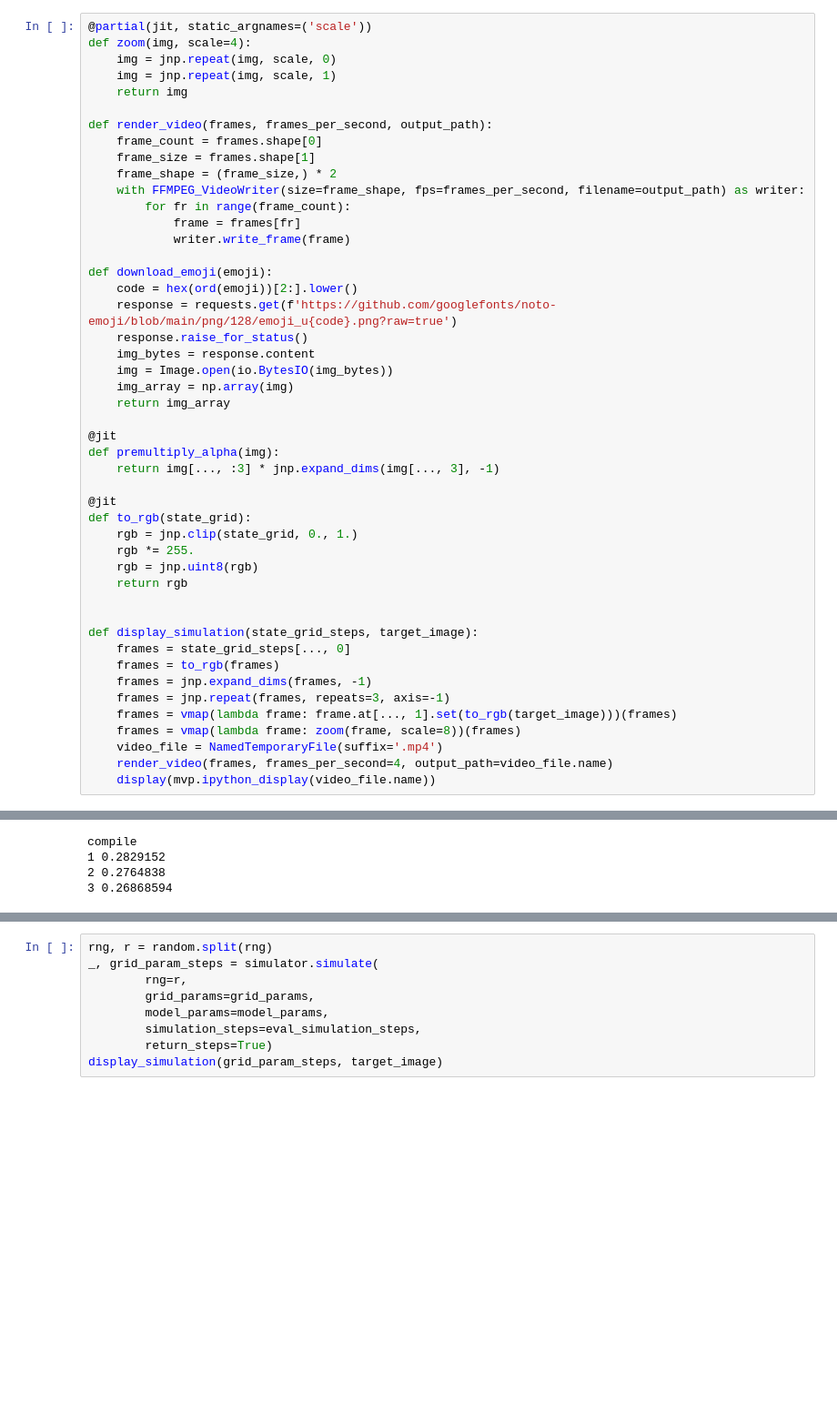
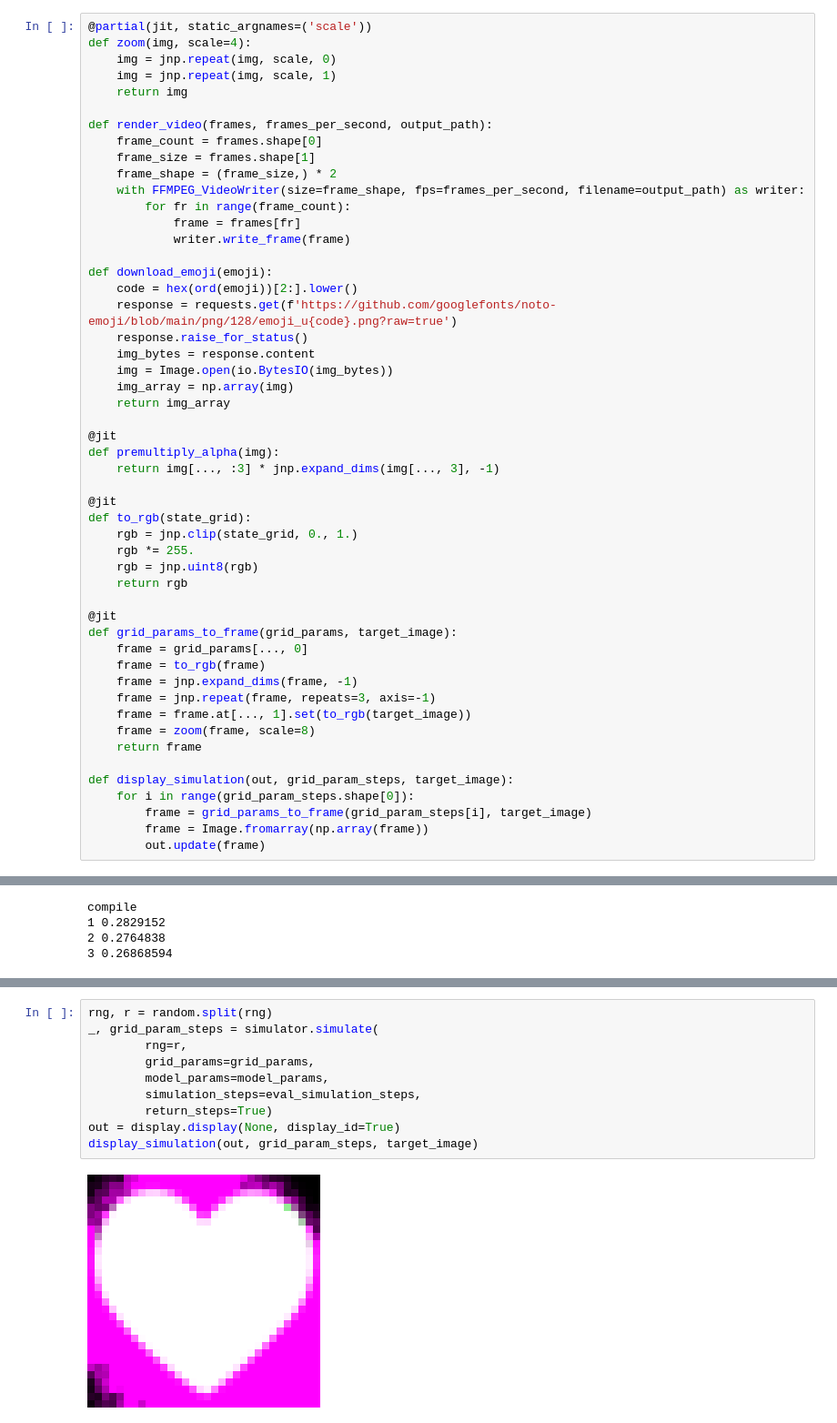
Before and after one commit to mauricef/nca, a Jupyter notebook: 2023_07_19_growing_ca.ipynb, the cells around one changed output, grey strips where cells are left out. Shown: that part at 91% size. Saved outputs shown, nothing was run; the diff lists cells and outputs as text; blank space fills up the shorter version.

```diff
--- a/2023_07_19_growing_ca.ipynb
+++ b/2023_07_19_growing_ca.ipynb
@@ -278,17 +274,21 @@ def to_rgb(state_grid):
     rgb = jnp.uint8(rgb)
     return rgb
 
+@jit
+def grid_params_to_frame(grid_params, target_image):
+    frame = grid_params[..., 0]
+    frame = to_rgb(frame)
+    frame = jnp.expand_dims(frame, -1)
+    frame = jnp.repeat(frame, repeats=3, axis=-1)
+    frame = frame.at[..., 1].set(to_rgb(target_image))
+    frame = zoom(frame, scale=8)
+    return frame
 
-def display_simulation(state_grid_steps, target_image):
-    frames = state_grid_steps[..., 0]
-    frames = to_rgb(frames)
-    frames = jnp.expand_dims(frames, -1)
-    frames = jnp.repeat(frames, repeats=3, axis=-1)
-    frames = vmap(lambda frame: frame.at[..., 1].set(to_rgb(target_image)))(frames)
-    frames = vmap(lambda frame: zoom(frame, scale=8))(frames)
-    video_file = NamedTemporaryFile(suffix='.mp4')
-    render_video(frames, frames_per_second=4, output_path=video_file.name)
-    display(mvp.ipython_display(video_file.name))
+def display_simulation(out, grid_param_steps, target_image):
+    for i in range(grid_param_steps.shape[0]):
+        frame = grid_params_to_frame(grid_param_steps[i], target_image)
+        frame = Image.fromarray(np.array(frame))
+        out.update(frame)
 # %%
 grid_shape = (32, 32)
 emoji = "♥"
@@ -365,9 +365,12 @@ plt.plot(losses)
 # %%
 rng, r = random.split(rng)
 _, grid_param_steps = simulator.simulate(
         rng=r,
         grid_params=grid_params,
         model_params=model_params,
         simulation_steps=eval_simulation_steps,
         return_steps=True)
-display_simulation(grid_param_steps, target_image)
+out = display.display(None, display_id=True)
+display_simulation(out, grid_param_steps, target_image)
+# %% [output]
+[figure, added]
```
Also changed, not shown: parts of 3 cells of this notebook.
